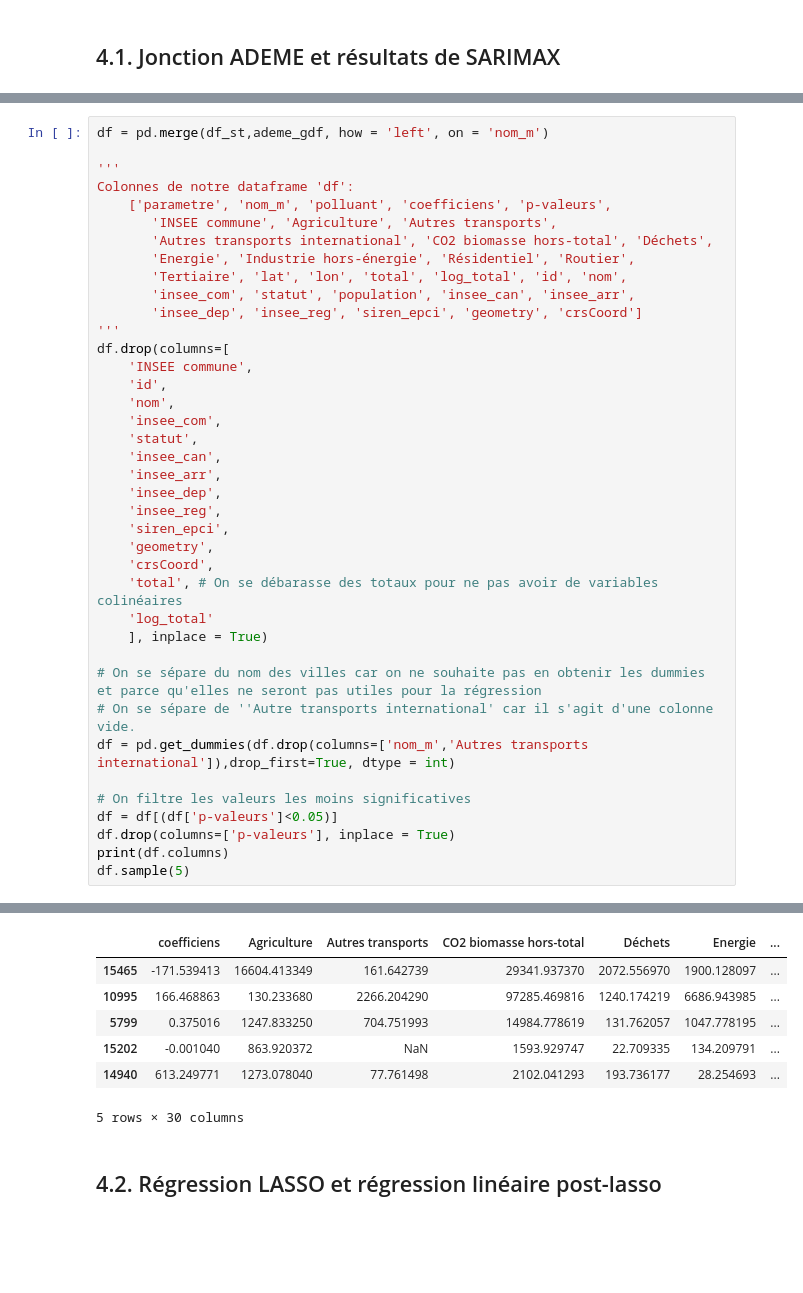
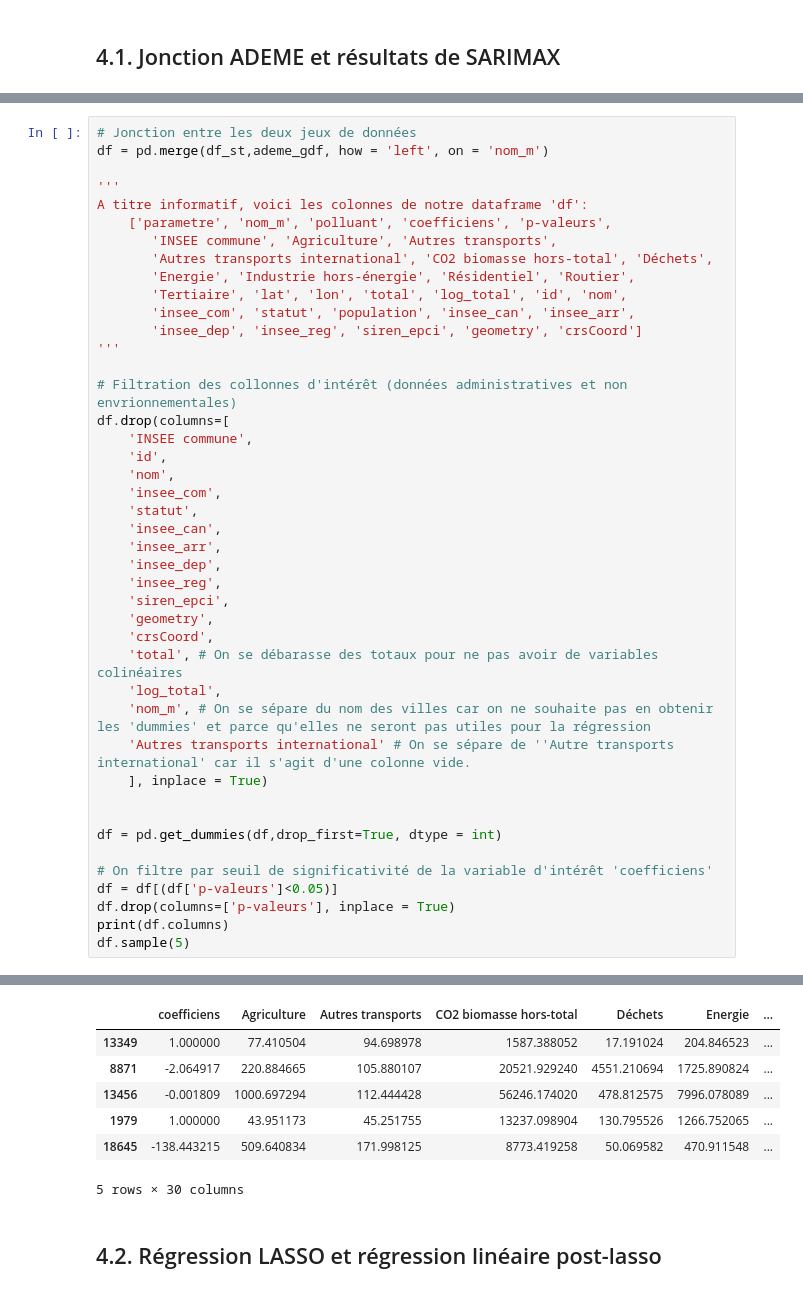
Before and after one commit to Antoine-Merienne/Projet-data-science-Mornand-Merienne, a Jupyter notebook: analyse_pollution_air.ipynb, the cells around one changed output, grey strips where cells are left out. Saved outputs shown, nothing was run; the diff lists cells and outputs as text; blank space fills up the shorter version.

```diff
--- a/analyse_pollution_air.ipynb
+++ b/analyse_pollution_air.ipynb
@@ -1265,8 +1237,9 @@ df_st.sample(5)
 # %%
+# Jonction entre les deux jeux de données
 df = pd.merge(df_st,ademe_gdf, how = 'left', on = 'nom_m')
 
 '''
-Colonnes de notre dataframe 'df':
+A titre informatif, voici les colonnes de notre dataframe 'df':
     ['parametre', 'nom_m', 'polluant', 'coefficiens', 'p-valeurs',
        'INSEE commune', 'Agriculture', 'Autres transports',
        'Autres transports international', 'CO2 biomasse hors-total', 'Déchets',
@@ -1275,6 +1248,8 @@ Colonnes de notre dataframe 'df':
        'insee_com', 'statut', 'population', 'insee_can', 'insee_arr',
        'insee_dep', 'insee_reg', 'siren_epci', 'geometry', 'crsCoord']
 '''
+
+# Filtration des collonnes d'intérêt (données administratives et non envrionnementales)
 df.drop(columns=[
     'INSEE commune',
     'id',
@@ -1283,43 +1258,44 @@ df.drop(columns=[
     'statut',
     'insee_can',
     'insee_arr',
     'insee_dep',
     'insee_reg',
     'siren_epci',
     'geometry',
     'crsCoord',
     'total', # On se débarasse des totaux pour ne pas avoir de variables colinéaires
-    'log_total'
+    'log_total',
+    'nom_m', # On se sépare du nom des villes car on ne souhaite pas en obtenir les 'dummies' et parce qu'elles ne seront pas utiles pour la régression
+    'Autres transports international' # On se sépare de ''Autre transports international' car il s'agit d'une colonne vide.
     ], inplace = True)
 
-# On se sépare du nom des villes car on ne souhaite pas en obtenir les dummies et parce qu'elles ne seront pas utiles pour la régression
-# On se sépare de ''Autre transports international' car il s'agit d'une colonne vide.
-df = pd.get_dummies(df.drop(columns=['nom_m','Autres transports international']),drop_first=True, dtype = int)
 
-# On filtre les valeurs les moins significatives
+df = pd.get_dummies(df,drop_first=True, dtype = int)
+
+# On filtre par seuil de significativité de la variable d'intérêt 'coefficiens'
 df = df[(df['p-valeurs']<0.05)]
 df.drop(columns=['p-valeurs'], inplace = True)
 print(df.columns)
 df.sample(5)
 # %% [output]
 Index(['coefficiens', 'Agriculture', 'Autres transports',
        'CO2 biomasse hors-total', 'Déchets', 'Energie',
        'Industrie hors-énergie', 'Résidentiel', 'Routier', 'Tertiaire', 'lat',
        'lon', 'population', 'parametre_ar.S.L12', 'parametre_const',
        'parametre_direction_vent_moyen_10mn_deg', 'parametre_humidite_%',
        'parametre_ma.L1', 'parametre_ma.S.L12', 'parametre_ma.S.L24',
        'parametre_precipitations_24h_mm', 'parametre_pression_niveau_mer_Pa',
        'parametre_sigma2', 'parametre_temperature_K',
        'parametre_var_pression_3h_Pa', 'parametre_visibilite_horizontale_m',
        'parametre_vitesse_vent_moyen_10mn_m/s', 'polluant_O3', 'polluant_PM10',
        'polluant_PM2.5'],
       dtype='object')
 |  | coefficiens | Agriculture | Autres transports | CO2 biomasse hors-total | Déchets | Energie | ... |
-| 15465 | -171.539413 | 16604.413349 | 161.642739 | 29341.937370 | 2072.556970 | 1900.128097 | ... |
-| 10995 | 166.468863 | 130.233680 | 2266.204290 | 97285.469816 | 1240.174219 | 6686.943985 | ... |
-| 5799 | 0.375016 | 1247.833250 | 704.751993 | 14984.778619 | 131.762057 | 1047.778195 | ... |
-| 15202 | -0.001040 | 863.920372 | NaN | 1593.929747 | 22.709335 | 134.209791 | ... |
-| 14940 | 613.249771 | 1273.078040 | 77.761498 | 2102.041293 | 193.736177 | 28.254693 | ... |
+| 13349 | 1.000000 | 77.410504 | 94.698978 | 1587.388052 | 17.191024 | 204.846523 | ... |
+| 8871 | -2.064917 | 220.884665 | 105.880107 | 20521.929240 | 4551.210694 | 1725.890824 | ... |
+| 13456 | -0.001809 | 1000.697294 | 112.444428 | 56246.174020 | 478.812575 | 7996.078089 | ... |
+| 1979 | 1.000000 | 43.951173 | 45.251755 | 13237.098904 | 130.795526 | 1266.752065 | ... |
+| 18645 | -138.443215 | 509.640834 | 171.998125 | 8773.419258 | 50.069582 | 470.911548 | ... |
 5 rows × 30 columns
 # %% [markdown]
 ## 4.2. Régression LASSO et régression linéaire post-lasso
```
Also changed, not shown: parts of 23 cells of this notebook.
